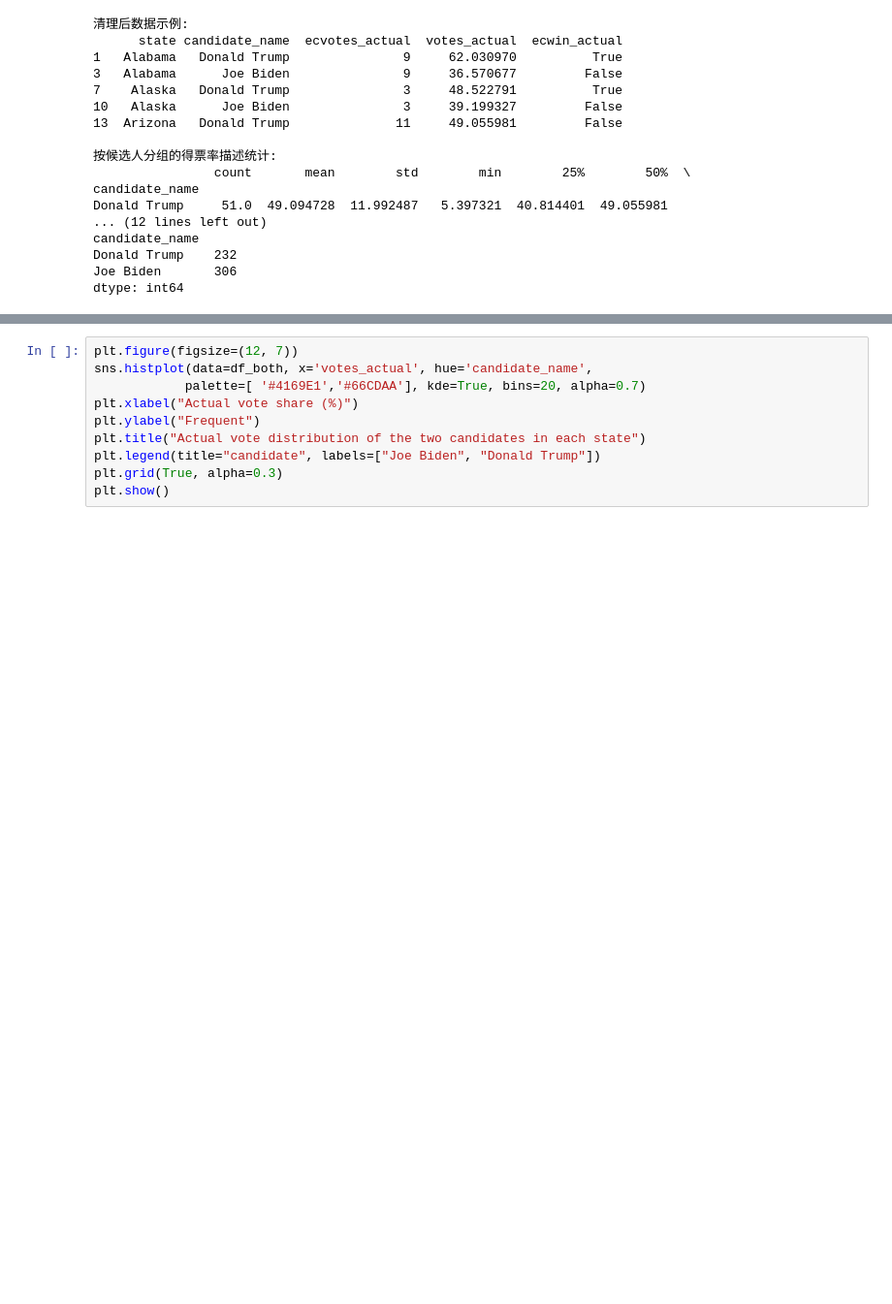
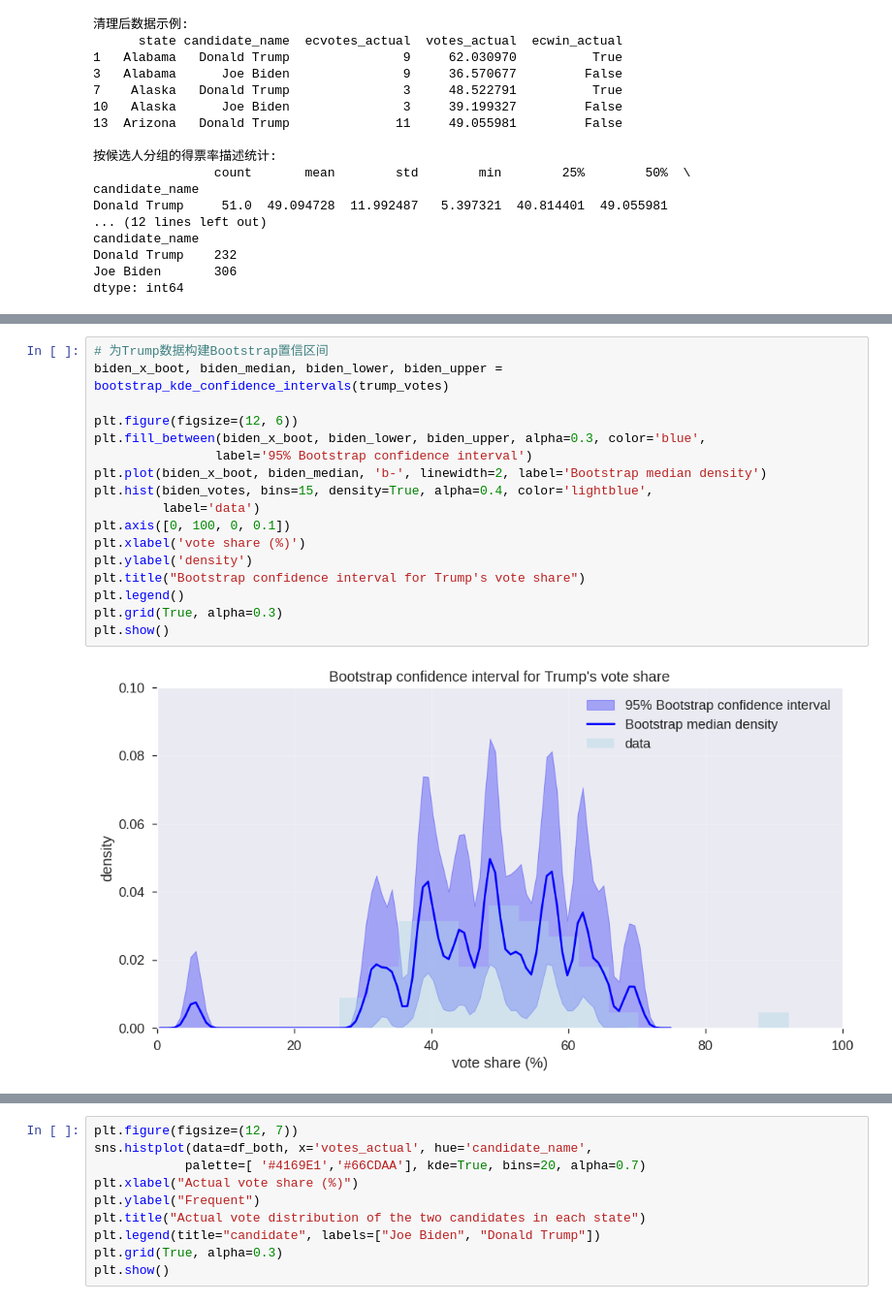
Before and after one commit to SyChen94/colab, a Jupyter notebook: projects/xinstructblip/demo/demo.ipynb, the cells around one changed output, grey strips where cells are left out. Shown at 97% size. Saved outputs shown, nothing was run; the diff lists cells and outputs as text; blank space fills up the shorter version.

```diff
--- a/projects/xinstructblip/demo/demo.ipynb
+++ b/projects/xinstructblip/demo/demo.ipynb
@@ -93,0 +388,19 @@ dtype: int64
+# %%
+# 为Trump数据构建Bootstrap置信区间
+biden_x_boot, biden_median, biden_lower, biden_upper = bootstrap_kde_confidence_intervals(trump_votes)
+
+plt.figure(figsize=(12, 6))
+plt.fill_between(biden_x_boot, biden_lower, biden_upper, alpha=0.3, color='blue',
+                label='95% Bootstrap confidence interval')
+plt.plot(biden_x_boot, biden_median, 'b-', linewidth=2, label='Bootstrap median density')
+plt.hist(biden_votes, bins=15, density=True, alpha=0.4, color='lightblue',
+         label='data')
+plt.axis([0, 100, 0, 0.1])
+plt.xlabel('vote share (%)')
+plt.ylabel('density')
+plt.title("Bootstrap confidence interval for Trump's vote share")
+plt.legend()
+plt.grid(True, alpha=0.3)
+plt.show()
+# %% [output]
+[figure, added]
```
Also changed, not shown: parts of 8 cells of this notebook.
